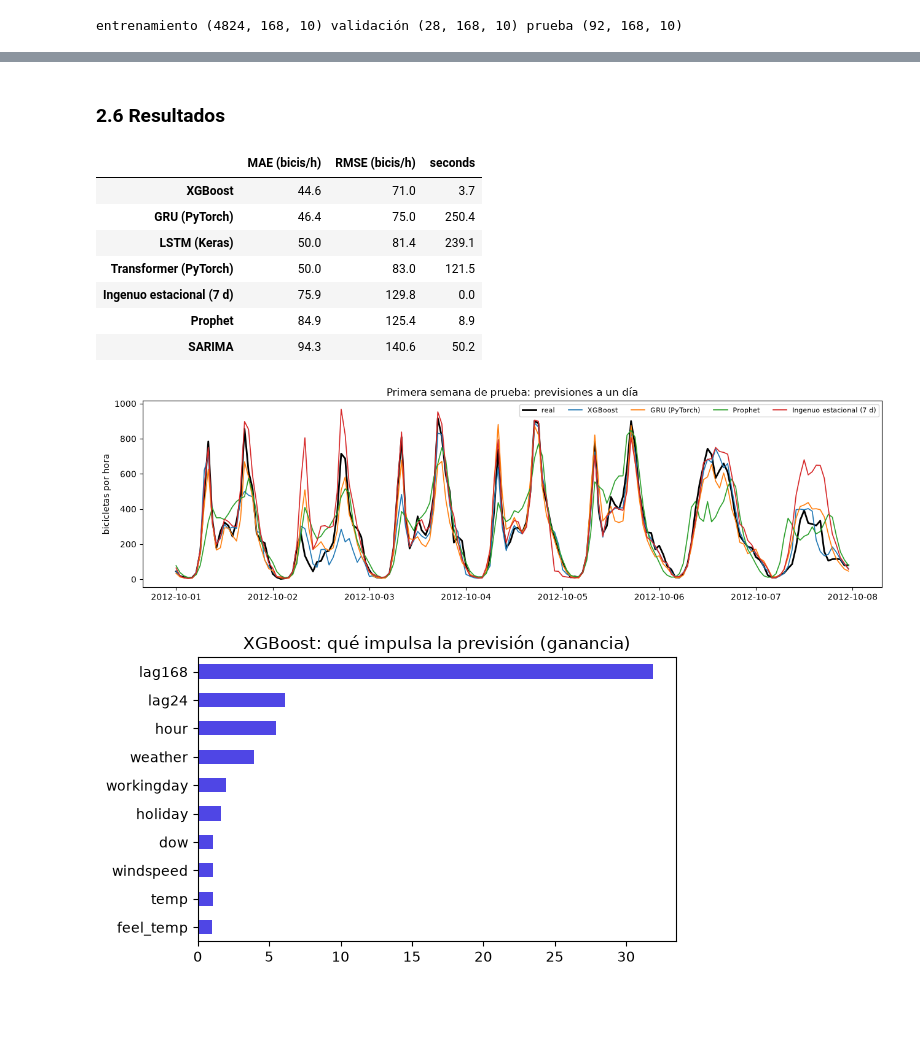
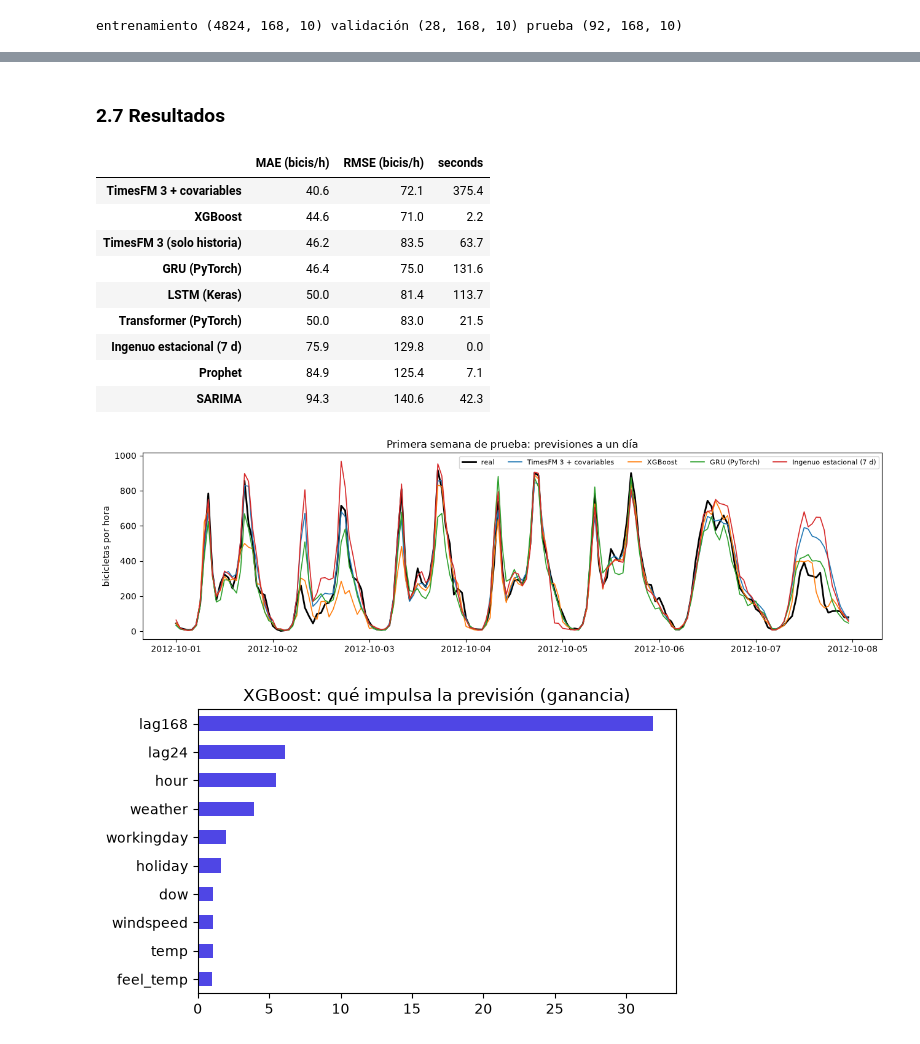
Before and after one commit to fborbon/academy, a Jupyter notebook: python/es/12_prevision_de_series_temporales.ipynb, the cells around one changed output, grey strips where cells are left out. Drawn from its saved outputs; the diff is of its cells as text; code cells hidden in the pictures; blank space fills up the shorter version.

```diff
--- a/python/es/12_prevision_de_series_temporales.ipynb
+++ b/python/es/12_prevision_de_series_temporales.ipynb
@@ -321,27 +366,29 @@ Transformer (PyTorch)  MAE   50.0   RMSE   83.0   (121 s)
 # %% [markdown]
-### 2.6 Resultados
+### 2.7 Resultados
 # %%
 table_a = pd.DataFrame(results).T.sort_values("MAE (bicis/h)").round(1)
 display(table_a)
 
 week = slice(0, 24 * 7)
 idx = bike.index[bike.index >= TEST_START][week]
 plt.figure(figsize=(13, 3.8))
 plt.plot(idx, y_true[week], color="black", lw=2, label="real")
-for name in ["XGBoost", "GRU (PyTorch)", "Prophet", "Ingenuo estacional (7 d)"]:
+for name in ["TimesFM 3 + covariables", "XGBoost", "GRU (PyTorch)", "Ingenuo estacional (7 d)"]:
     plt.plot(idx, forecasts[name][week], lw=1.2, label=name)
 plt.legend(ncol=5, fontsize=8); plt.title("Primera semana de prueba: previsiones a un día"); plt.ylabel("bicicletas por hora")
 plt.tight_layout(); plt.show()
 # %% [output]
 |  | MAE (bicis/h) | RMSE (bicis/h) | seconds |
-| XGBoost | 44.6 | 71.0 | 3.7 |
-| GRU (PyTorch) | 46.4 | 75.0 | 250.4 |
-| LSTM (Keras) | 50.0 | 81.4 | 239.1 |
-| Transformer (PyTorch) | 50.0 | 83.0 | 121.5 |
+| TimesFM 3 + covariables | 40.6 | 72.1 | 375.4 |
+| XGBoost | 44.6 | 71.0 | 2.2 |
+| TimesFM 3 (solo historia) | 46.2 | 83.5 | 63.7 |
+| GRU (PyTorch) | 46.4 | 75.0 | 131.6 |
+| LSTM (Keras) | 50.0 | 81.4 | 113.7 |
+| Transformer (PyTorch) | 50.0 | 83.0 | 21.5 |
 | Ingenuo estacional (7 d) | 75.9 | 129.8 | 0.0 |
-| Prophet | 84.9 | 125.4 | 8.9 |
-| SARIMA | 94.3 | 140.6 | 50.2 |
+| Prophet | 84.9 | 125.4 | 7.1 |
+| SARIMA | 94.3 | 140.6 | 42.3 |
-[figure, old version]
+[figure, new version]
 # %%
 imp = pd.Series(xgb_model.get_booster().get_score(importance_type="gain")).sort_values()
 imp.tail(10).plot.barh(figsize=(6, 3.6), color="#4f46e5", title="XGBoost: qué impulsa la previsión (ganancia)")
```
Also changed, not shown: parts of 22 cells of this notebook, 6 other files.
